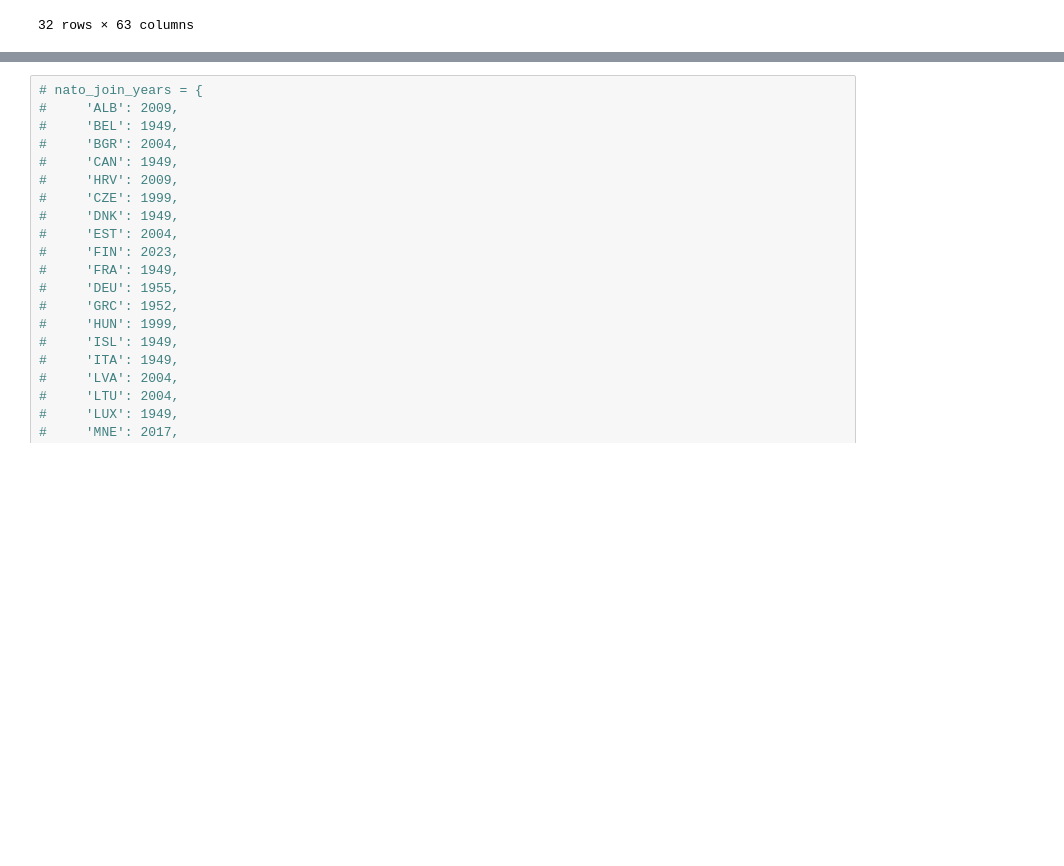
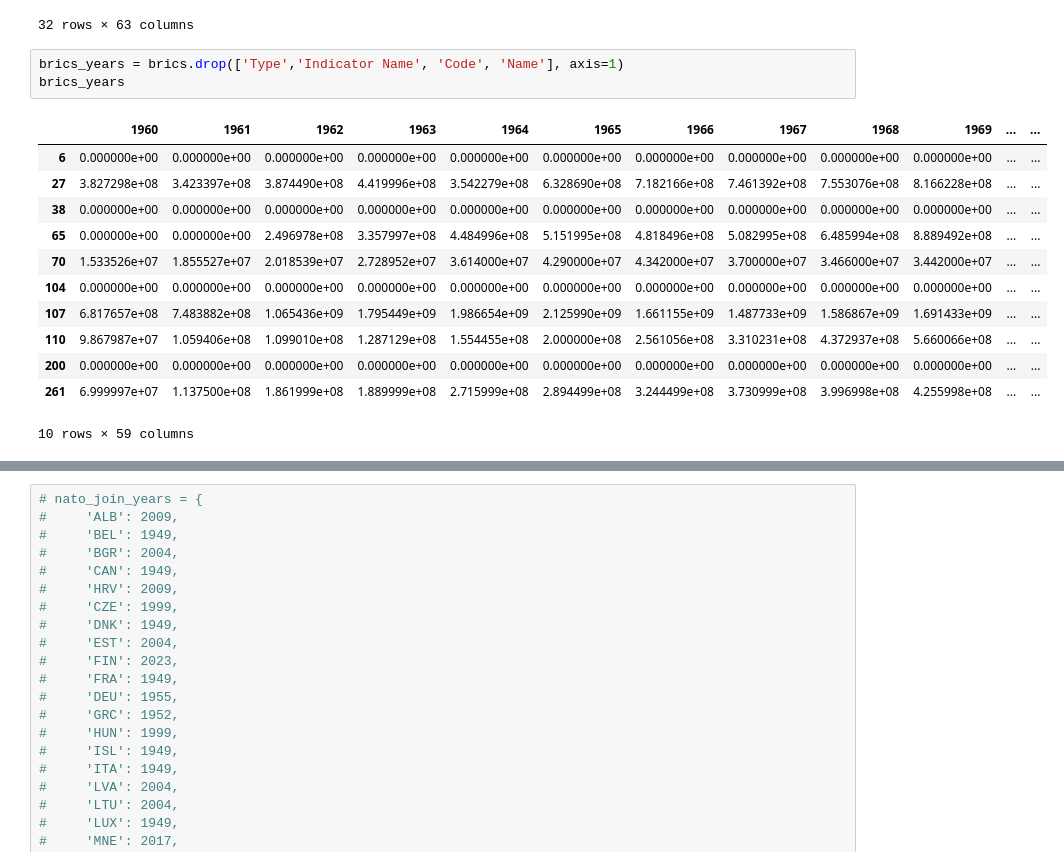
Before and after one commit to tylerzonk/mil_expend, a Jupyter notebook: main.ipynb, the cells around one changed output, grey strips where cells are left out. Drawn from its saved outputs; the diff is of its cells as text; blank space fills up the shorter version.

```diff
--- a/main.ipynb
+++ b/main.ipynb
@@ -72,3 +72,19 @@ nato_data
 | 242 | Turkey | TUR | Country | Military expenditure (current USD) | 4.688109e+08 | 3.013304e+08 | 3.303769e+08 | 3.500000e+08 | 3.808978e+08 | 4.226770e+08 | ... |
 | 249 | United States | USA | Country | Military expenditure (current USD) | 4.538000e+10 | 4.780800e+10 | 5.238100e+10 | 5.229500e+10 | 5.121300e+10 | 5.182700e+10 | ... |
 32 rows × 63 columns
+# %%
+brics_years = brics.drop(['Type','Indicator Name', 'Code', 'Name'], axis=1)
+brics_years
+# %% [output]
+|  | 1960 | 1961 | 1962 | 1963 | 1964 | 1965 | 1966 | 1967 | 1968 | 1969 | ... | ... |
+| 6 | 0.000000e+00 | 0.000000e+00 | 0.000000e+00 | 0.000000e+00 | 0.000000e+00 | 0.000000e+00 | 0.000000e+00 | 0.000000e+00 | 0.000000e+00 | 0.000000e+00 | ... | ... |
+| 27 | 3.827298e+08 | 3.423397e+08 | 3.874490e+08 | 4.419996e+08 | 3.542279e+08 | 6.328690e+08 | 7.182166e+08 | 7.461392e+08 | 7.553076e+08 | 8.166228e+08 | ... | ... |
+| 38 | 0.000000e+00 | 0.000000e+00 | 0.000000e+00 | 0.000000e+00 | 0.000000e+00 | 0.000000e+00 | 0.000000e+00 | 0.000000e+00 | 0.000000e+00 | 0.000000e+00 | ... | ... |
+| 65 | 0.000000e+00 | 0.000000e+00 | 2.496978e+08 | 3.357997e+08 | 4.484996e+08 | 5.151995e+08 | 4.818496e+08 | 5.082995e+08 | 6.485994e+08 | 8.889492e+08 | ... | ... |
+| 70 | 1.533526e+07 | 1.855527e+07 | 2.018539e+07 | 2.728952e+07 | 3.614000e+07 | 4.290000e+07 | 4.342000e+07 | 3.700000e+07 | 3.466000e+07 | 3.442000e+07 | ... | ... |
+| 104 | 0.000000e+00 | 0.000000e+00 | 0.000000e+00 | 0.000000e+00 | 0.000000e+00 | 0.000000e+00 | 0.000000e+00 | 0.000000e+00 | 0.000000e+00 | 0.000000e+00 | ... | ... |
+| 107 | 6.817657e+08 | 7.483882e+08 | 1.065436e+09 | 1.795449e+09 | 1.986654e+09 | 2.125990e+09 | 1.661155e+09 | 1.487733e+09 | 1.586867e+09 | 1.691433e+09 | ... | ... |
+| 110 | 9.867987e+07 | 1.059406e+08 | 1.099010e+08 | 1.287129e+08 | 1.554455e+08 | 2.000000e+08 | 2.561056e+08 | 3.310231e+08 | 4.372937e+08 | 5.660066e+08 | ... | ... |
+| 200 | 0.000000e+00 | 0.000000e+00 | 0.000000e+00 | 0.000000e+00 | 0.000000e+00 | 0.000000e+00 | 0.000000e+00 | 0.000000e+00 | 0.000000e+00 | 0.000000e+00 | ... | ... |
+| 261 | 6.999997e+07 | 1.137500e+08 | 1.861999e+08 | 1.889999e+08 | 2.715999e+08 | 2.894499e+08 | 3.244499e+08 | 3.730999e+08 | 3.996998e+08 | 4.255998e+08 | ... | ... |
+10 rows × 59 columns
```
Also changed, not shown: parts of 15 cells of this notebook.
